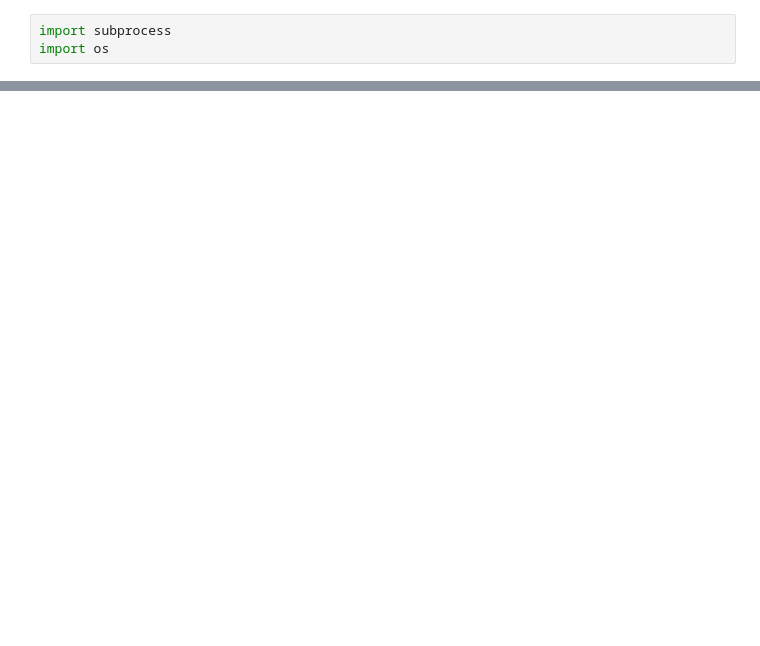
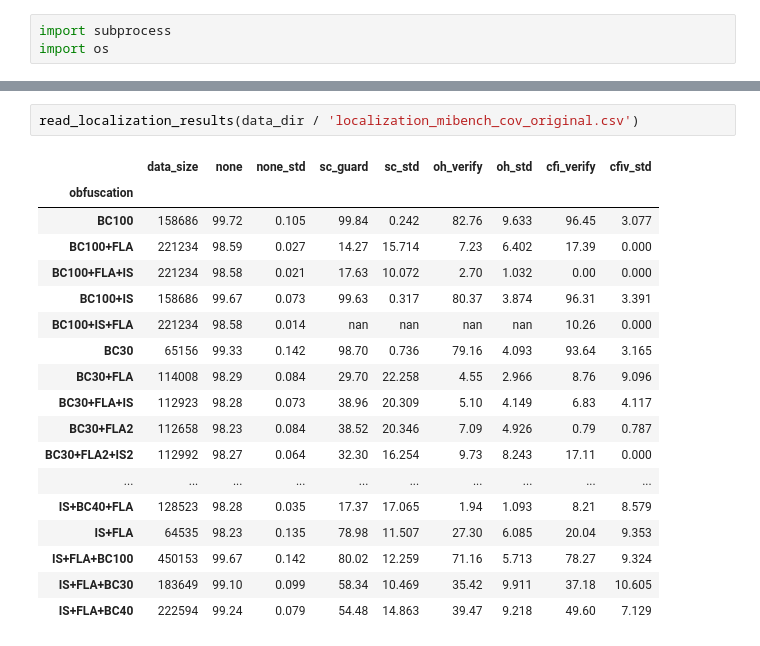
Before and after one commit to tum-i4/sipvsml, a Jupyter notebook: notebooks/smwyg_results.ipynb, the cells around one changed output, grey strips where cells are left out. Cells and saved outputs as stored; diff of their text form; blank space fills up the shorter version.

Commit message:
Add notebook for plotting original vs ir2vec results

```diff
--- a/notebooks/smwyg_results.ipynb
+++ b/notebooks/smwyg_results.ipynb
@@ -127,3 +130,24 @@ for file_path in results_ml_dir.iterdir():
 0
 0
 0
+# %%
+read_localization_results(data_dir / 'localization_mibench_cov_original.csv')
+# %% [output]
+|  | data_size | none | none_std | sc_guard | sc_std | oh_verify | oh_std | cfi_verify | cfiv_std |
+| obfuscation |  |  |  |  |  |  |  |  |  |
+| BC100 | 158686 | 99.72 | 0.105 | 99.84 | 0.242 | 82.76 | 9.633 | 96.45 | 3.077 |
+| BC100+FLA | 221234 | 98.59 | 0.027 | 14.27 | 15.714 | 7.23 | 6.402 | 17.39 | 0.000 |
+| BC100+FLA+IS | 221234 | 98.58 | 0.021 | 17.63 | 10.072 | 2.70 | 1.032 | 0.00 | 0.000 |
+| BC100+IS | 158686 | 99.67 | 0.073 | 99.63 | 0.317 | 80.37 | 3.874 | 96.31 | 3.391 |
+| BC100+IS+FLA | 221234 | 98.58 | 0.014 | nan | nan | nan | nan | 10.26 | 0.000 |
+| BC30 | 65156 | 99.33 | 0.142 | 98.70 | 0.736 | 79.16 | 4.093 | 93.64 | 3.165 |
+| BC30+FLA | 114008 | 98.29 | 0.084 | 29.70 | 22.258 | 4.55 | 2.966 | 8.76 | 9.096 |
+| BC30+FLA+IS | 112923 | 98.28 | 0.073 | 38.96 | 20.309 | 5.10 | 4.149 | 6.83 | 4.117 |
+| BC30+FLA2 | 112658 | 98.23 | 0.084 | 38.52 | 20.346 | 7.09 | 4.926 | 0.79 | 0.787 |
+| BC30+FLA2+IS2 | 112992 | 98.27 | 0.064 | 32.30 | 16.254 | 9.73 | 8.243 | 17.11 | 0.000 |
+| ... | ... | ... | ... | ... | ... | ... | ... | ... | ... |
+| IS+BC40+FLA | 128523 | 98.28 | 0.035 | 17.37 | 17.065 | 1.94 | 1.093 | 8.21 | 8.579 |
+| IS+FLA | 64535 | 98.23 | 0.135 | 78.98 | 11.507 | 27.30 | 6.085 | 20.04 | 9.353 |
+| IS+FLA+BC100 | 450153 | 99.67 | 0.142 | 80.02 | 12.259 | 71.16 | 5.713 | 78.27 | 9.324 |
+| IS+FLA+BC30 | 183649 | 99.10 | 0.099 | 58.34 | 10.469 | 35.42 | 9.911 | 37.18 | 10.605 |
+| IS+FLA+BC40 | 222594 | 99.24 | 0.079 | 54.48 | 14.863 | 39.47 | 9.218 | 49.60 | 7.129 |
```
Also changed, not shown: parts of 9 cells of this notebook, 1 other file.
